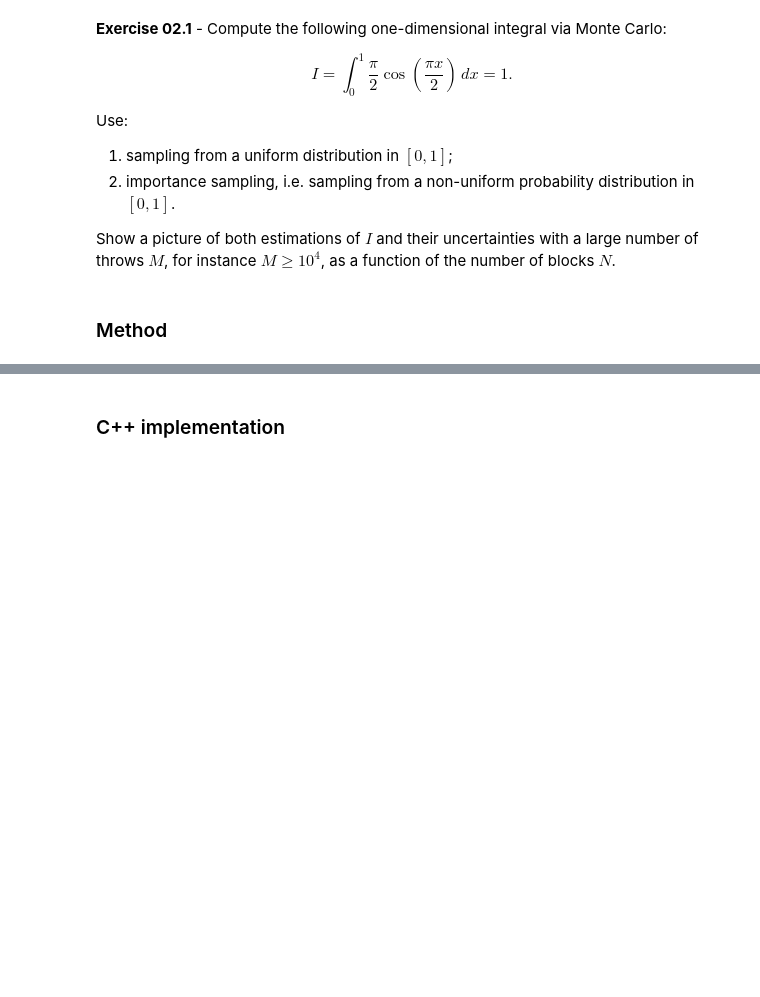
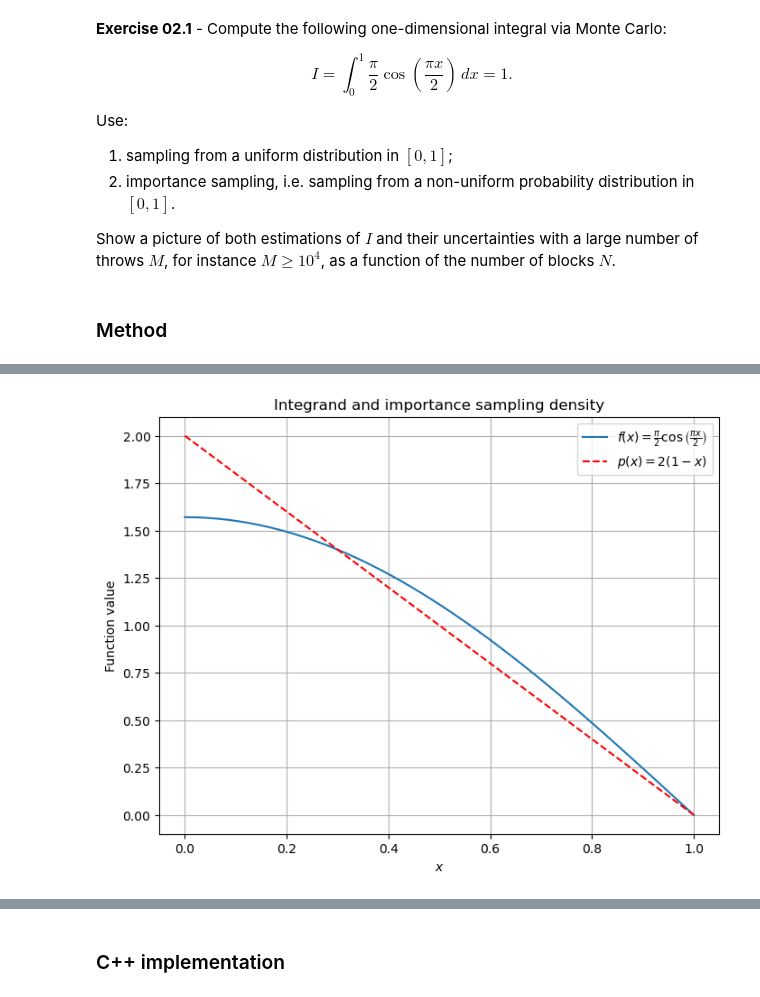
Before and after one commit to tommasonobili/Numerical-Simulation-Laboratory, a Jupyter notebook: laboratorio_2/jupyter_notebook_LSN02.ipynb, the cells around one changed output, grey strips where cells are left out. Drawn from its saved outputs; the diff is of its cells as text; code cells hidden in the pictures; blank space fills up the shorter version.

```diff
--- a/laboratorio_2/jupyter_notebook_LSN02.ipynb
+++ b/laboratorio_2/jupyter_notebook_LSN02.ipynb
@@ -50 +95,18 @@ Show a picture of both estimations of $I$ and their uncertainties with a large n
+# %%
+x = np.linspace(0, 1, 1000)
+
+f_x = np.pi/2 * np.cos(np.pi*x/2)
+p_x = 2*(1-x)
+
+plt.figure(figsize=(8, 6))
+plt.plot(x, f_x, label=r"$f(x)=\frac{\pi}{2}\cos\left(\frac{\pi x}{2}\right)$")
+plt.plot(x, p_x, 'r--', label=r"$p(x)=2(1-x)$")
+plt.xlabel(r"$x$")
+plt.ylabel("Function value")
+plt.title("Integrand and importance sampling density")
+plt.grid(True)
+plt.legend()
+plt.show()
+# %% [output]
+[figure, added]
 # %% [markdown]
```
Also changed, not shown: parts of 14 cells of this notebook, 1 other file.
